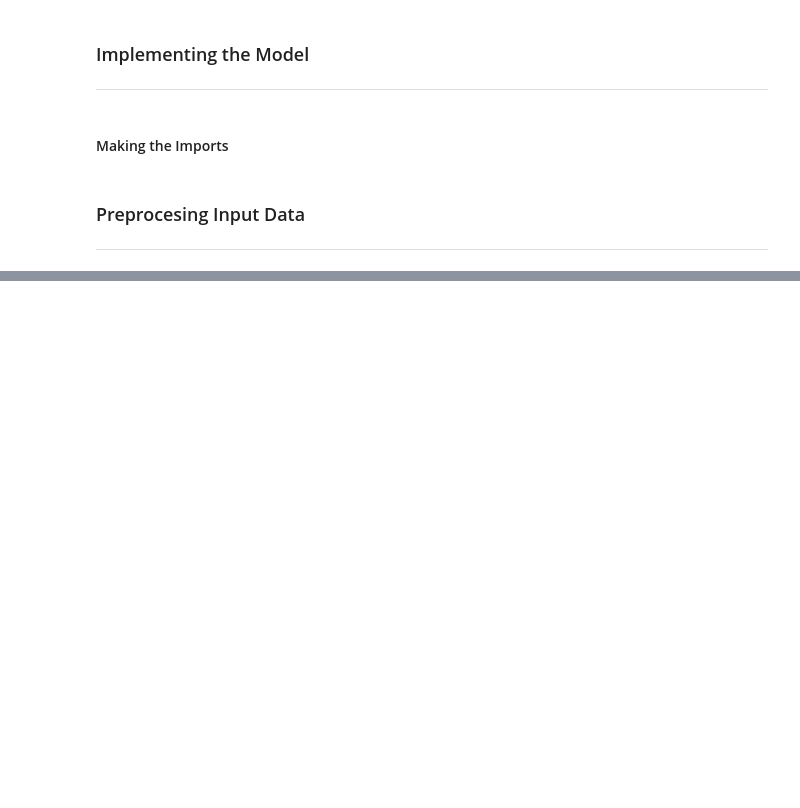
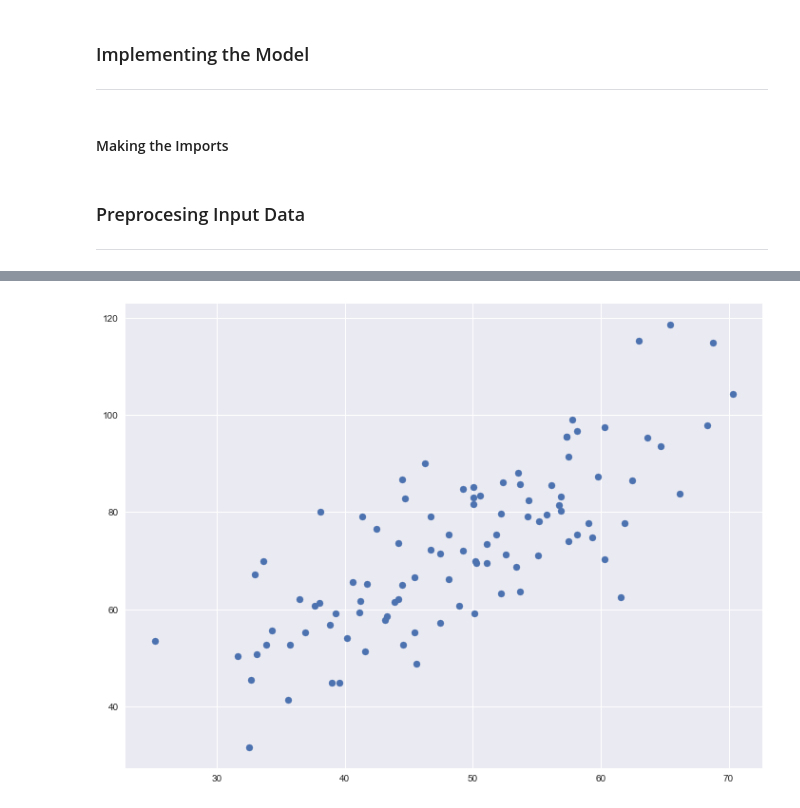
Before and after one commit to roman-cmyk/Linear-Regression, a Jupyter notebook: Linear Regression Benchmark - UAEMex.ipynb, the cells around one changed output, grey strips where cells are left out. Drawn from its saved outputs; the diff is of its cells as text; code cells hidden in the pictures; blank space fills up the shorter version.

```diff
--- a/Linear Regression Benchmark - UAEMex.ipynb
+++ b/Linear Regression Benchmark - UAEMex.ipynb
@@ -72,3 +72,8 @@ plt.rcParams['figure.figsize'] = (12,9)
 # %% [markdown]
 ### Preprocesing Input Data
 ---
+# %%
+data = pd.read_csv('data.csv', header = None)
+X = data.iloc[: , 0]
+Y = data.iloc[: , 1]
+data.head()
@@ -74,0 +111,5 @@ plt.rcParams['figure.figsize'] = (12,9)
+# %%
+plt.scatter(X, Y)
+plt.show()
+# %% [output]
+[figure, added]
```
Also changed, not shown: parts of 3 cells of this notebook.
